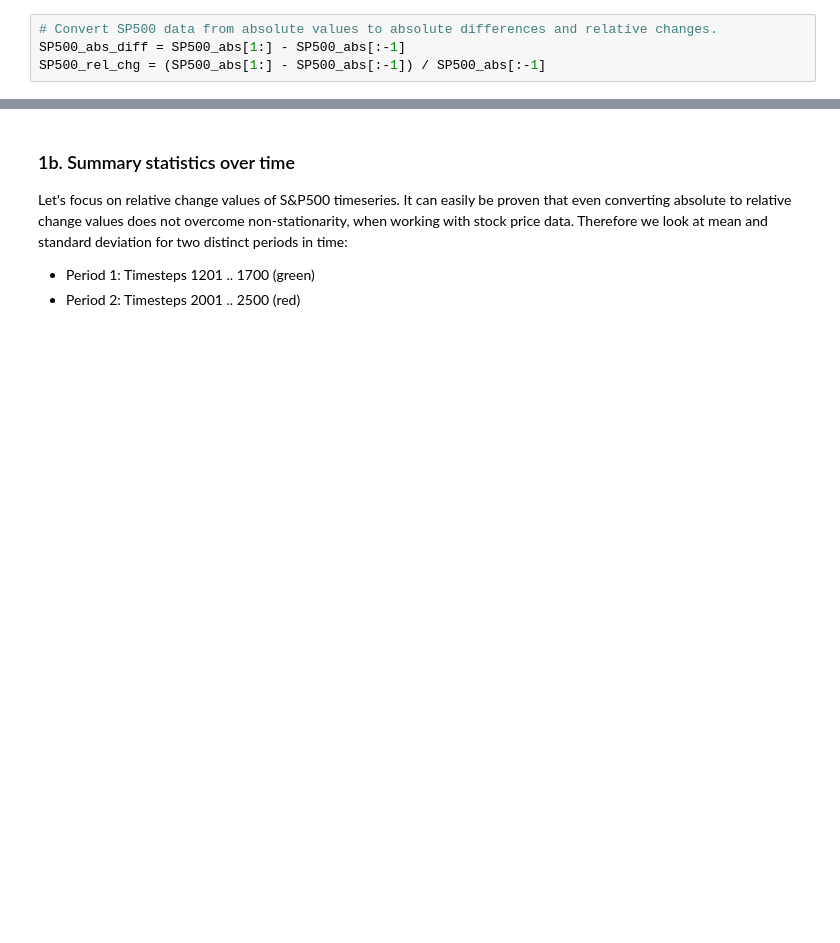
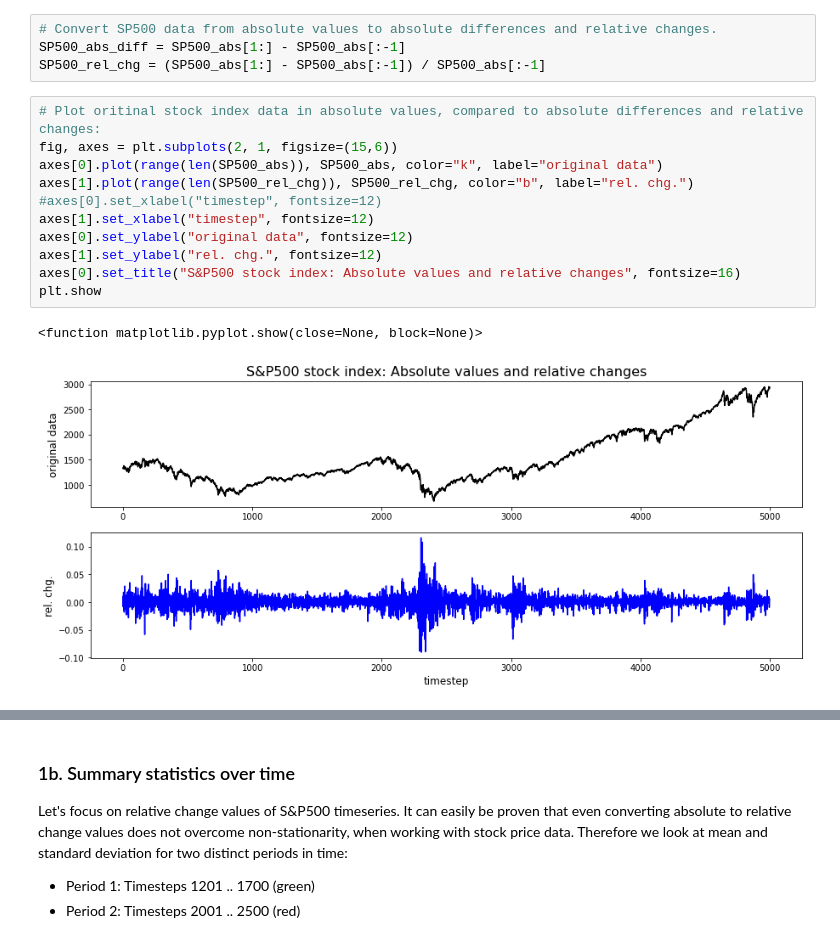
Before and after one commit to MarcoLandtHayen/EchoStateNetworks, a Jupyter notebook: notebooks/ESN_wrapUP_decomposition_and_DeepESN.ipynb, the cells around one changed output, grey strips where cells are left out. Drawn from its saved outputs; the diff is of its cells as text; blank space fills up the shorter version.

```diff
--- a/notebooks/ESN_wrapUP_decomposition_and_DeepESN.ipynb
+++ b/notebooks/ESN_wrapUP_decomposition_and_DeepESN.ipynb
@@ -51,4 +56,18 @@ People still try to overcome these difficulties and apply naive techniques to co
 # Convert SP500 data from absolute values to absolute differences and relative changes.
 SP500_abs_diff = SP500_abs[1:] - SP500_abs[:-1]
 SP500_rel_chg = (SP500_abs[1:] - SP500_abs[:-1]) / SP500_abs[:-1]
+# %%
+# Plot oritinal stock index data in absolute values, compared to absolute differences and relative changes:
+fig, axes = plt.subplots(2, 1, figsize=(15,6))
+axes[0].plot(range(len(SP500_abs)), SP500_abs, color="k", label="original data")
+axes[1].plot(range(len(SP500_rel_chg)), SP500_rel_chg, color="b", label="rel. chg.")
+#axes[0].set_xlabel("timestep", fontsize=12)
+axes[1].set_xlabel("timestep", fontsize=12)
+axes[0].set_ylabel("original data", fontsize=12)
+axes[1].set_ylabel("rel. chg.", fontsize=12)
+axes[0].set_title("S&P500 stock index: Absolute values and relative changes", fontsize=16)
+plt.show
+# %% [output]
+<function matplotlib.pyplot.show(close=None, block=None)>
+[figure, added]
 # %%
```
Also changed, not shown: parts of 21 cells of this notebook, 2 other files.
